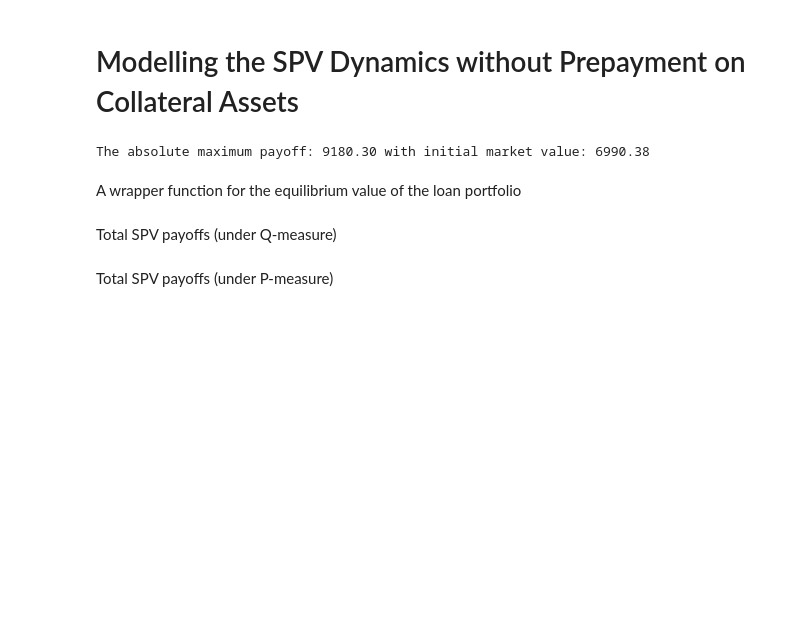
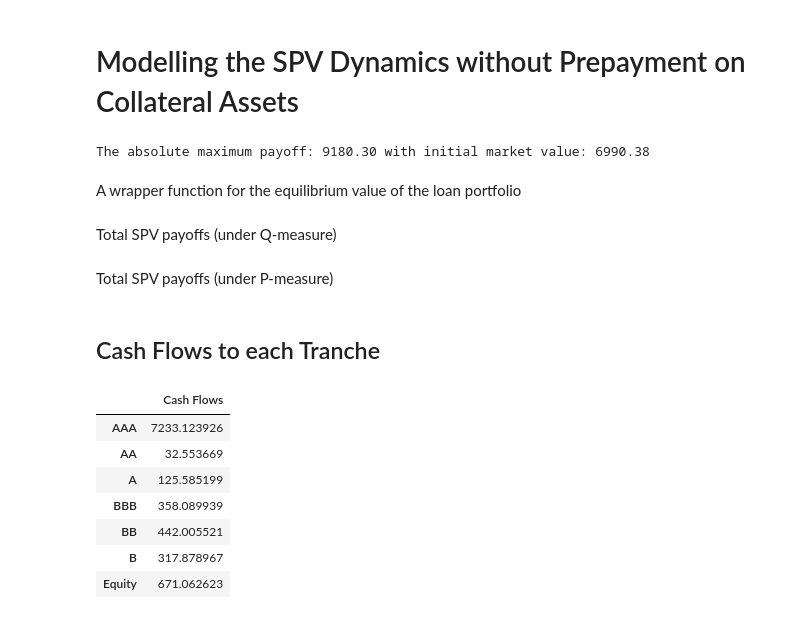
Before and after one commit to kristianRF/OeconOnlineAppendix, a Jupyter notebook: SPV Dynamics.ipynb, the cells around one changed output. Cells and saved outputs as stored; diff of their text form; code cells hidden in the pictures; blank space fills up the shorter version.

```diff
--- a/SPV Dynamics.ipynb
+++ b/SPV Dynamics.ipynb
@@ -114,0 +124,13 @@ SPV_P, M = ott.loan_portfolio(j = J,
+# %% [markdown]
+## Cash Flows to each Tranche
+# %%
+pd.DataFrame(tranches,["AAA","AA","A","BBB","BB","B","Equity"],columns=['Cash Flows'])
+# %% [output]
+|  | Cash Flows |
+| AAA | 7233.123926 |
+| AA | 32.553669 |
+| A | 125.585199 |
+| BBB | 358.089939 |
+| BB | 442.005521 |
+| B | 317.878967 |
+| Equity | 671.062623 |
```
Also changed, not shown: parts of 6 cells of this notebook, 3 other files.
